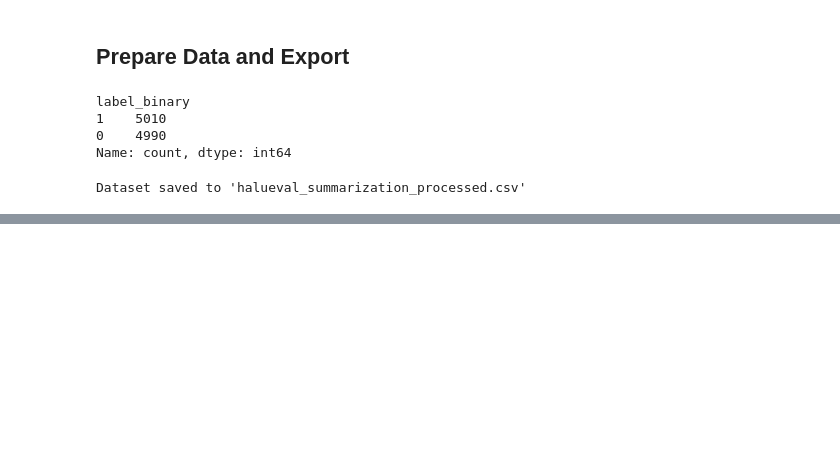
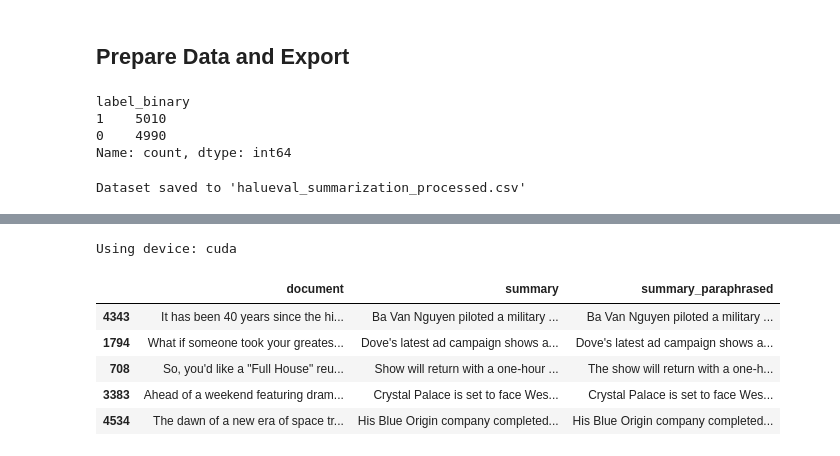
Before and after one commit to scottstossel/llm-hallucinations, a Jupyter notebook: Data_Retrieval.ipynb, the cells around one changed output, grey strips where cells are left out. Cells and saved outputs as stored; diff of their text form; code cells hidden in the pictures; blank space fills up the shorter version.

```diff
--- a/Data_Retrieval.ipynb
+++ b/Data_Retrieval.ipynb
@@ -164,0 +191,5 @@ Dataset saved to 'halueval_summarization_processed.csv'
+# %%
+device = "cuda" if torch.cuda.is_available() else "cpu"
+print(f"Using device: {device}")
+# %% [output]
+Using device: cuda
@@ -164,0 +200,41 @@ Dataset saved to 'halueval_summarization_processed.csv'
+# %%
+def paraphrase_text(text, max_length, num_beams=4):
+  if not text or text.strip() == "":
+    return text
+
+  input_text = "paraphrase: " + text + " </s>"
+
+  encoding = tokenizer(
+      input_text,
+      max_length=max_length,
+      padding="longest",
+      truncation=True,
+      return_tensors="pt"
+  ).to(device)
+
+  with torch.no_grad():
+    outputs = model.generate(
+        **encoding, # Corrected: should be 'encoding' not 'enumerate'
+        max_length=max_length,
+        num_beams=num_beams,
+        num_return_sequences=1,
+        early_stopping=True
+    )
+
+  # Corrected: use tokenizer.decode for a single sequence output
+  paraphrased_text = tokenizer.decode(outputs[0], skip_special_tokens=True)
+  return paraphrased_text.strip()
+# %%
+from tqdm.auto import tqdm
+tqdm.pandas() # This line registers .progress_apply() for pandas DataFrames and Series.
+
+def add_paraphrased_summary(example):
+  summary = example["summary"]
+  # The paraphrase_text function requires a max_length argument.
+  # Using 1024 as a reasonable maximum length for transformer models.
+  example["summary_paraphrased"] = paraphrase_text(summary, max_length=1024)
+  return example
+
+# Apply the function to each row of X_test using progress_apply for a progress bar.
+# The `map` method is not suitable for row-wise operations on a DataFrame.
+test_paraphrase = X_test.progress_apply(add_paraphrased_summary, axis=1)
@@ -164,0 +243,9 @@ Dataset saved to 'halueval_summarization_processed.csv'
+# %%
+test_paraphrase.head()
+# %% [output]
+|  | document | summary | summary_paraphrased |
+| 4343 | It has been 40 years since the hi... | Ba Van Nguyen piloted a military ... | Ba Van Nguyen piloted a military ... |
+| 1794 | What if someone took your greates... | Dove's latest ad campaign shows a... | Dove's latest ad campaign shows a... |
+| 708 | So, you'd like a "Full House" reu... | Show will return with a one-hour ... | The show will return with a one-h... |
+| 3383 | Ahead of a weekend featuring dram... | Crystal Palace is set to face Wes... | Crystal Palace is set to face Wes... |
+| 4534 | The dawn of a new era of space tr... | His Blue Origin company completed... | His Blue Origin company completed... |
```
Also changed, not shown: parts of 6 cells of this notebook.
